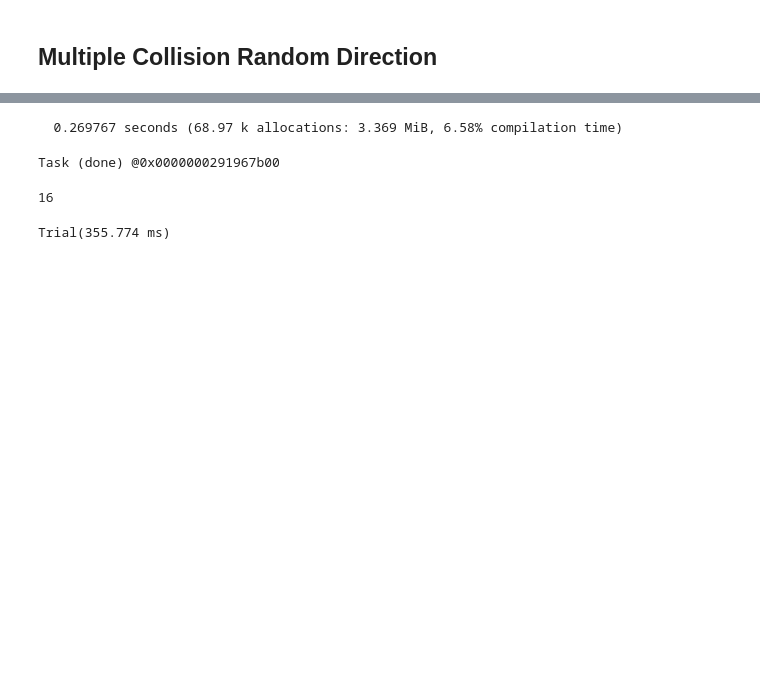
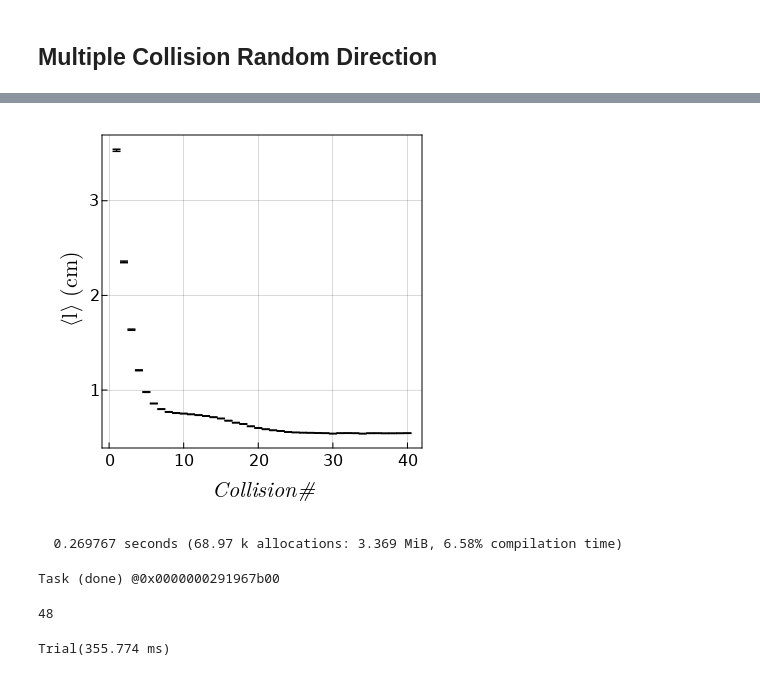
Before and after one commit to JBusink/Neutronenbron_Simulatie, a Jupyter notebook: Scripts/Simulatie.ipynb, the cells around one changed output, grey strips where cells are left out. Saved outputs shown, nothing was run; the diff lists cells and outputs as text; code cells hidden in the pictures; blank space fills up the shorter version.

```diff
--- a/Scripts/Simulatie.ipynb
+++ b/Scripts/Simulatie.ipynb
@@ -234,25 +346,27 @@ end
 # %%
 distancelist = [NF.random_distance_trav.(Etotal[i]) for i in 1:1:length(Etotal)]
 distancelist = vcat(distancelist...)
 
 meanL = mean([NF.random_distance_trav.(Etotal[i][1:1:40]) for i in 1:1:length(Etotal)])
 yerr = std([NF.random_distance_trav.(Etotal[i][1:1:40]) for i in 1:1:length(Etotal)]) ./ sqrt.(length(Etotal))
 
 fig = Figure(resolution = (400,400))
 ax = Axis(fig[1,1],
 xlabel = L"Collision #",ylabel = L"$\langle$l$\rangle$ (cm)",
 # yscale = log10,
 # limits = (0,20,0,5)
 )
 # hist!(distancelist,bins=NF.logrange(-5,5,100))
-for i in 1:1:1000
-    scatter!(NF.random_distance_trav.(Etotal[i][1:1:40]).*100,color = :dodgerblue,markersize=3)
-end
+# for i in 1:1:1000
+#     scatter!(NF.random_distance_trav.(Etotal[i][1:1:40]).*100,color = :dodgerblue,markersize=3)
+# end
 errorbars!(ax, LinRange(1,40,40),meanL .* 100,  yerr .* 100; whiskerwidth = 8, color = :black)
 # hist!()
 # errorbars!(ax, meanL, LinRange(1,20,20), 0; whiskerwidth = 0,direction =:x)
 
 fig
+# %% [output]
+[figure, added]
 # %%
 # distancelist = [NF.random_distance_trav.(Etotal[i]) for i in 1:1:length(Etotal)]
 # distance_per_collision = hcat(distancelist...)
@@ -307,8 +421,7 @@ end
   0.269767 seconds (68.97 k allocations: 3.369 MiB, 6.58% compilation time)
 Task (done) @0x0000000291967b00
 # %%
-using Distributed,BenchmarkTools
-Threads.nthreads()
+
 
 # a = zeros(32)
 # Threads.@threads for i = 1:32
@@ -317,7 +430,7 @@ Threads.nthreads()
 
 # a
 # %% [output]
-16
+48
 # %%
 using BenchmarkTools
 # using ThreadPinning
```
Also changed, not shown: parts of 9 cells of this notebook, 8 other files.
